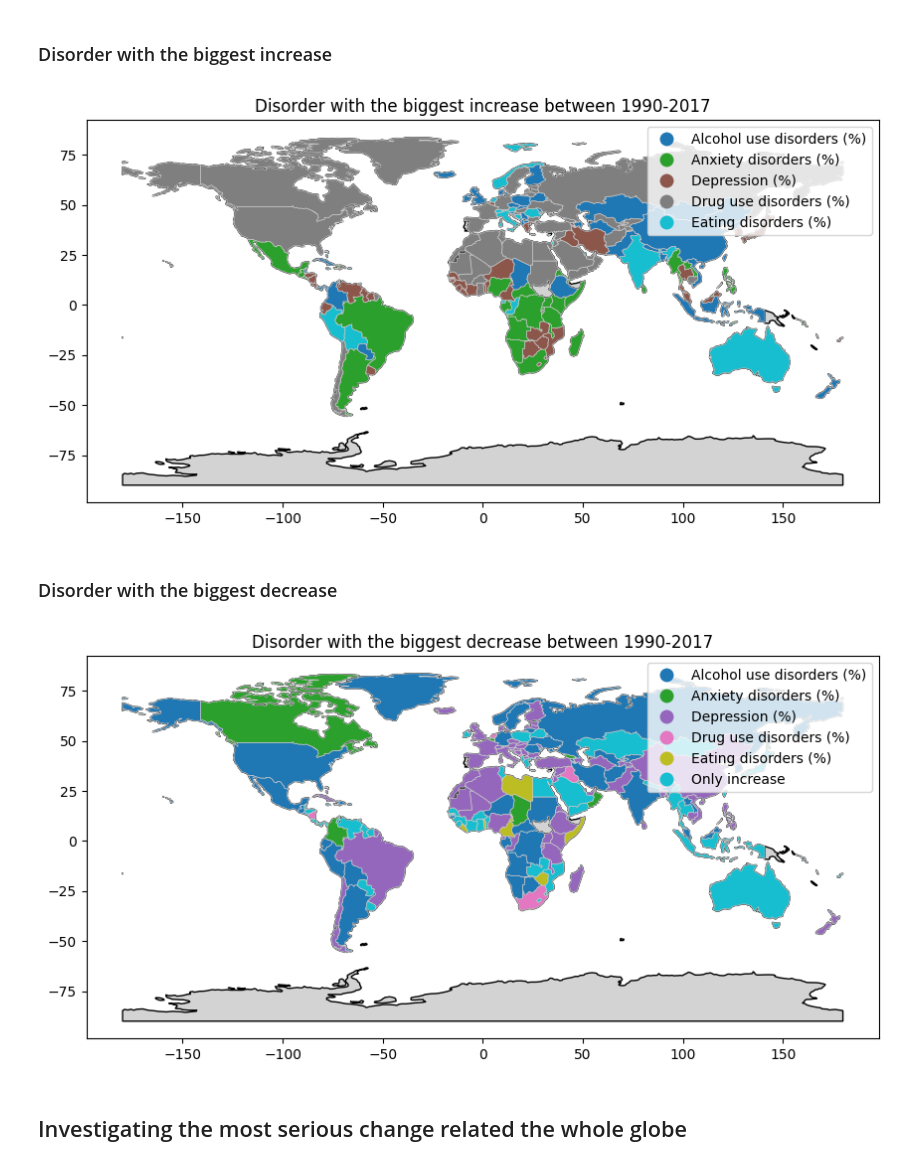
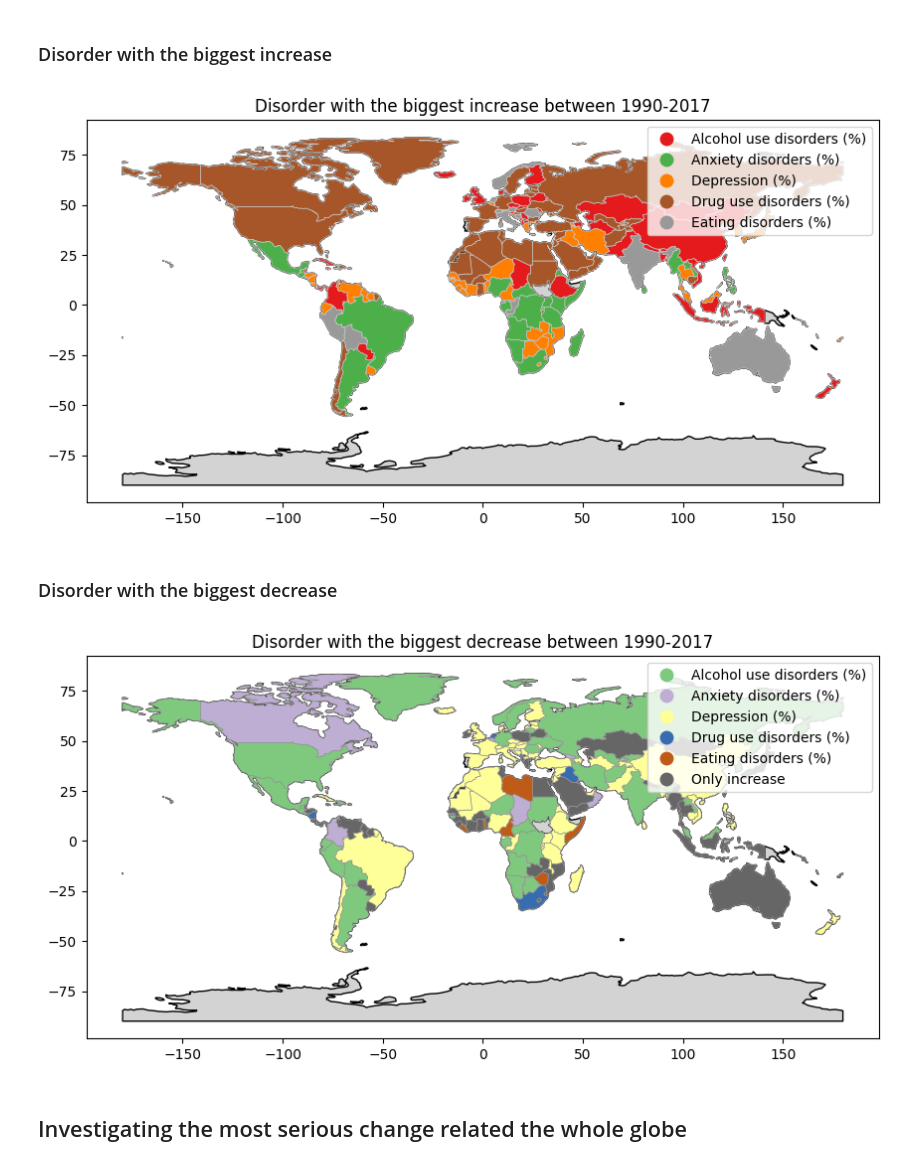
Before and after one commit to supernauth/mental_health_disorder, a Jupyter notebook: mental_health_disorder.ipynb, the cells around one changed output. Cells and saved outputs as stored; diff of their text form; code cells hidden in the pictures.

Commit message:
Modified plot cmap

```diff
--- a/mental_health_disorder.ipynb
+++ b/mental_health_disorder.ipynb
@@ -417,27 +417,27 @@ merged = world.merge(df_max_changes, how='left', left_on='BRK_A3', right_on='Cod
 fig, ax = plt.subplots(figsize=(15, 5))
 world.plot(ax=ax, color='lightgrey', edgecolor='black')
 
-merged.plot(column='Max Increase Disorder', linewidth=0.5, ax=ax, edgecolor='0.8', legend=True)
+merged.plot(column='Max Increase Disorder', cmap='Set1', linewidth=0.5, ax=ax, edgecolor='0.8', legend=True)
 
 plt.title('Disorder with the biggest increase between 1990-2017')
 plt.show()
 # %% [output]
-[figure, old version]
+[figure, new version]
 # %% [markdown]
 ### Disorder with the biggest decrease
 # %%
 world = gpd.read_file('dataset/natural_earth/ne_110m_admin_0_countries.shp')
 merged = world.merge(df_max_changes, how='left', left_on='BRK_A3', right_on='Code')
 
 fig, ax = plt.subplots(figsize=(15, 5))
 world.plot(ax=ax, color='lightgrey', edgecolor='black')
 
-merged.plot(column='Max Decrease Disorder', linewidth=0.5, ax=ax, edgecolor='0.8', legend=True)
+merged.plot(column='Max Decrease Disorder', cmap='Accent', linewidth=0.5, ax=ax, edgecolor='0.6', legend=True)
 
 plt.title('Disorder with the biggest decrease between 1990-2017')
 plt.show()
 # %% [output]
-[figure, old version]
+[figure, new version]
 # %% [markdown]
 ## Investigating the most serious change related the whole globe
 # %%
```
